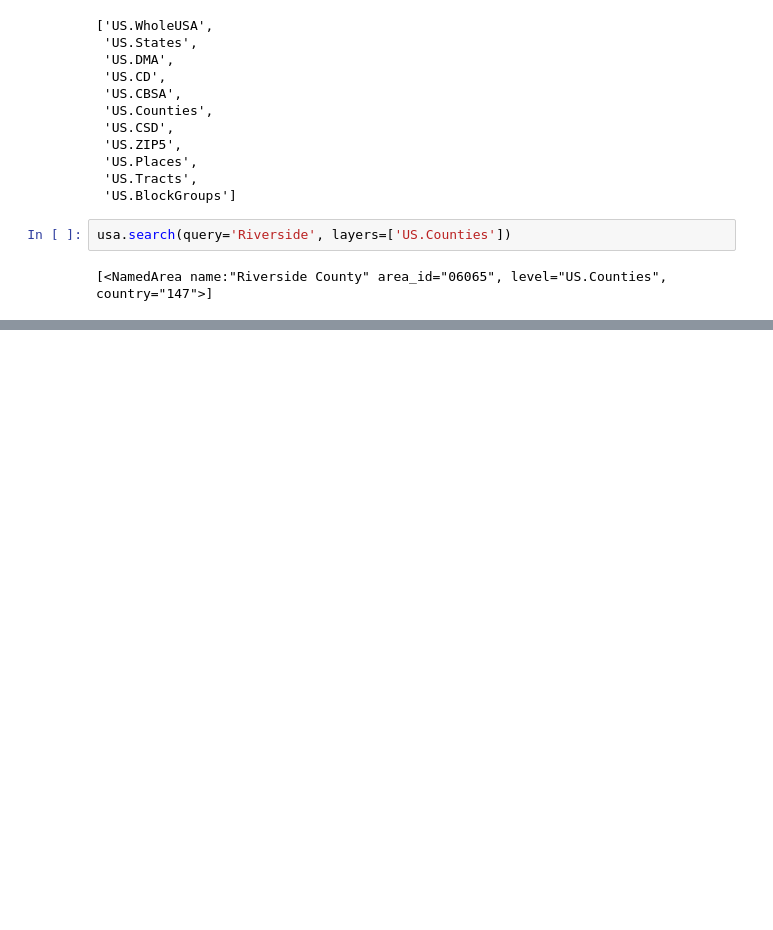
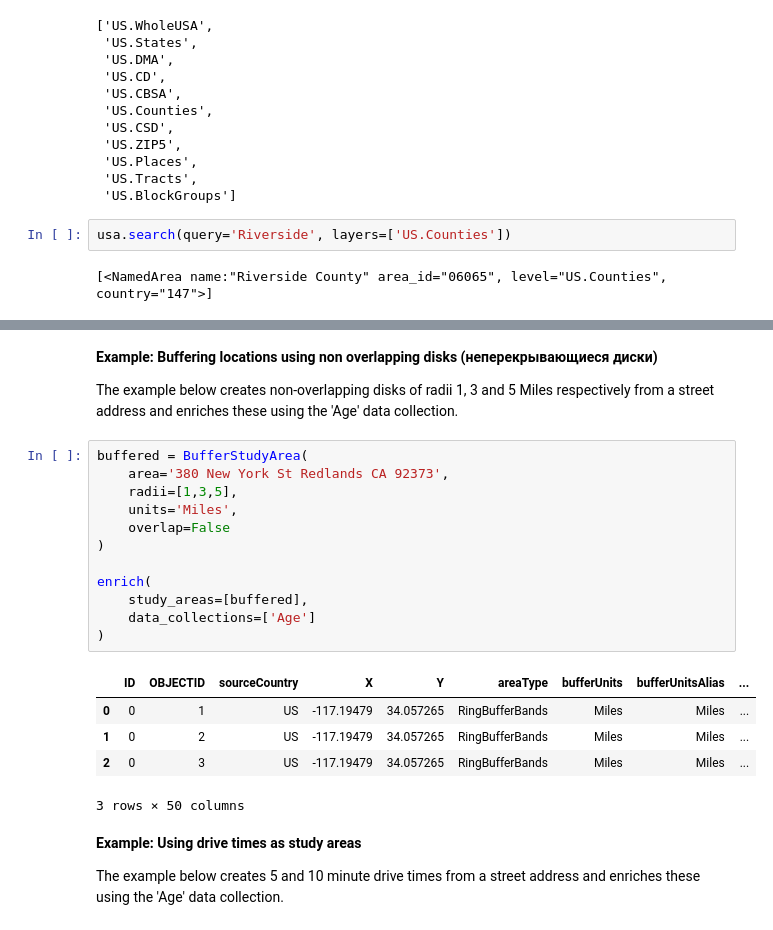
Before and after one commit to aleksey-nsk/jupyter_and_arcgis, a Jupyter notebook: example_03_geoenrichment_guide/geoenrichment_guide.ipynb, the cells around one changed output, grey strips where cells are left out. Drawn from its saved outputs; the diff is of its cells as text; blank space fills up the shorter version.

```diff
--- a/example_03_geoenrichment_guide/geoenrichment_guide.ipynb
+++ b/example_03_geoenrichment_guide/geoenrichment_guide.ipynb
@@ -368,0 +512,26 @@ usa.search(query='Riverside', layers=['US.Counties'])
+# %% [markdown]
+**Example: Buffering locations using non overlapping disks (неперекрывающиеся диски)**
+
+The example below creates non-overlapping disks of radii 1, 3 and 5 Miles respectively from a street address and enriches these using the 'Age' data collection.
+# %%
+buffered = BufferStudyArea(
+    area='380 New York St Redlands CA 92373',
+    radii=[1,3,5],
+    units='Miles',
+    overlap=False
+)
+
+enrich(
+    study_areas=[buffered],
+    data_collections=['Age']
+)
+# %% [output]
+|  | ID | OBJECTID | sourceCountry | X | Y | areaType | bufferUnits | bufferUnitsAlias | ... |
+| 0 | 0 | 1 | US | -117.19479 | 34.057265 | RingBufferBands | Miles | Miles | ... |
+| 1 | 0 | 2 | US | -117.19479 | 34.057265 | RingBufferBands | Miles | Miles | ... |
+| 2 | 0 | 3 | US | -117.19479 | 34.057265 | RingBufferBands | Miles | Miles | ... |
+3 rows × 50 columns
+# %% [markdown]
+**Example: Using drive times as study areas**
+
+The example below creates 5 and 10 minute drive times from a street address and enriches these using the 'Age' data collection.
```
Also changed, not shown: parts of 31 cells of this notebook, 2 other files.
